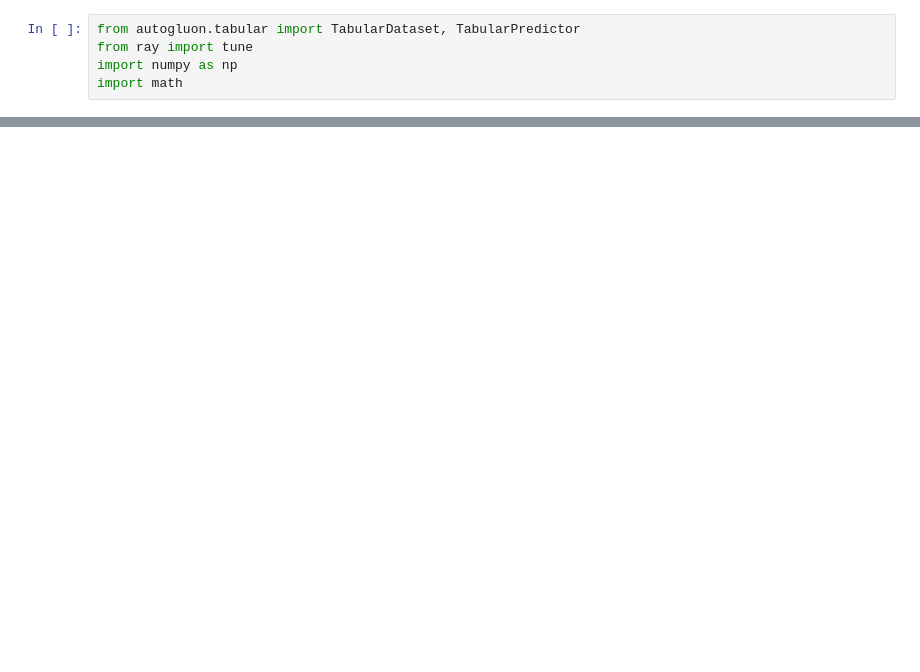
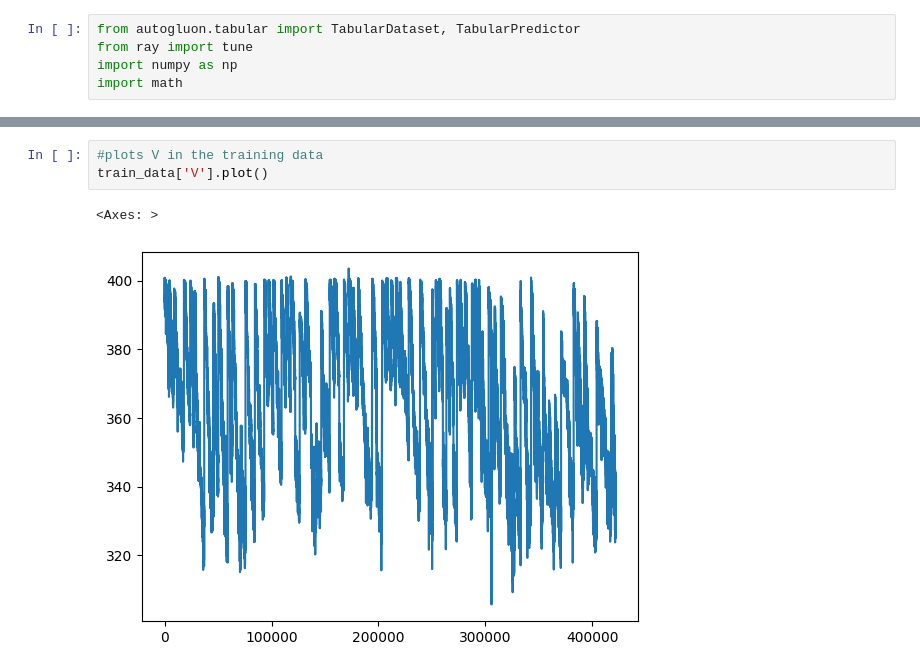
Before and after one commit to kylrw/Range-Estimation-MARC, a Jupyter notebook: autogluon_SOC.ipynb, the cells around one changed output, grey strips where cells are left out. Drawn from its saved outputs; the diff is of its cells as text; blank space fills up the shorter version.

```diff
--- a/autogluon_SOC.ipynb
+++ b/autogluon_SOC.ipynb
@@ -21,3 +20,9 @@ Loaded data from: Data/phil_socdata_train.csv | Columns = 7 / 7 | Rows = 421709
+# %%
+#plots V in the training data
+train_data['V'].plot()
+# %% [output]
+<Axes: >
+[figure, added]
 # %%
 label = 'SOC'
 train_data[label].describe()
```
Also changed, not shown: parts of 13 cells of this notebook, 2 other files.
